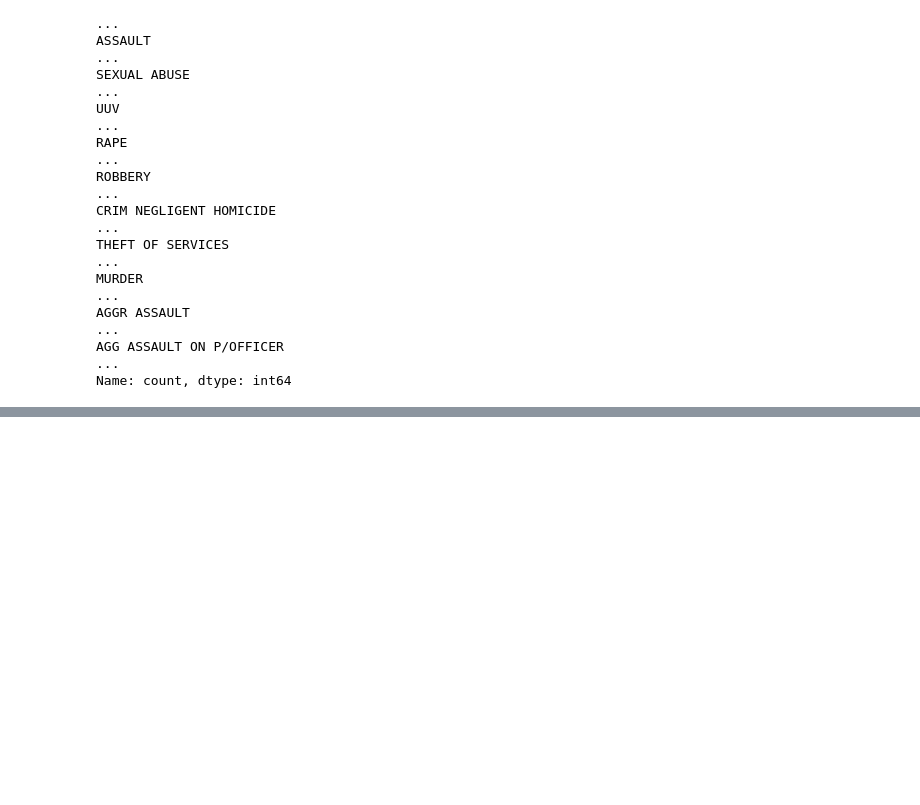
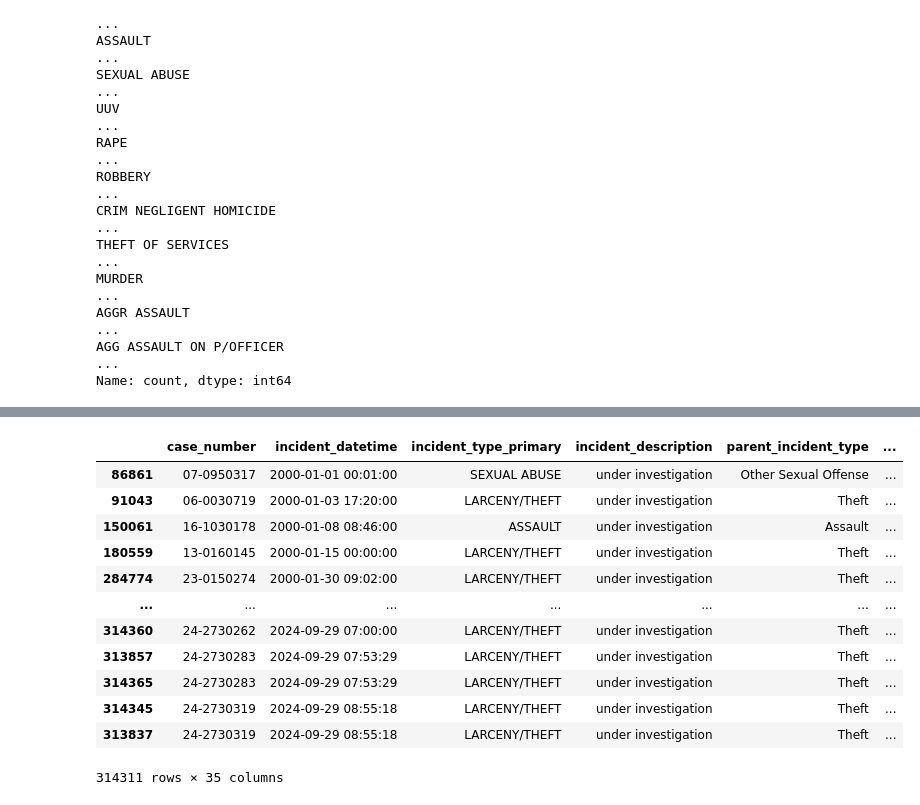
Before and after one commit to SMohith2105/crime-analysis-buffalo, a Jupyter notebook: DIC_project1.ipynb, the cells around one changed output, grey strips where cells are left out. Saved outputs shown, nothing was run; the diff lists cells and outputs as text; code cells hidden in the pictures; blank space fills up the shorter version.

```diff
--- a/DIC_project1.ipynb
+++ b/DIC_project1.ipynb
@@ -173 +169,3 @@ indident_description                0
 dtype: int64
+# %%
+df=df.sort_values(by='incident_datetime')
@@ -173,0 +174,2 @@ dtype: int64
+# %%
+df['hour_of_day']=pd.to_datetime(df['hour_of_day'],format='%H')
@@ -173,0 +196,18 @@ dtype: int64
+# %%
+df=df[df['incident_datetime']>='2000']
+# %%
+df
+# %% [output]
+|  | case_number | incident_datetime | incident_type_primary | incident_description | parent_incident_type | ... |
+| 86861 | 07-0950317 | 2000-01-01 00:01:00 | SEXUAL ABUSE | under investigation | Other Sexual Offense | ... |
+| 91043 | 06-0030719 | 2000-01-03 17:20:00 | LARCENY/THEFT | under investigation | Theft | ... |
+| 150061 | 16-1030178 | 2000-01-08 08:46:00 | ASSAULT | under investigation | Assault | ... |
+| 180559 | 13-0160145 | 2000-01-15 00:00:00 | LARCENY/THEFT | under investigation | Theft | ... |
+| 284774 | 23-0150274 | 2000-01-30 09:02:00 | LARCENY/THEFT | under investigation | Theft | ... |
+| ... | ... | ... | ... | ... | ... | ... |
+| 314360 | 24-2730262 | 2024-09-29 07:00:00 | LARCENY/THEFT | under investigation | Theft | ... |
+| 313857 | 24-2730283 | 2024-09-29 07:53:29 | LARCENY/THEFT | under investigation | Theft | ... |
+| 314365 | 24-2730283 | 2024-09-29 07:53:29 | LARCENY/THEFT | under investigation | Theft | ... |
+| 314345 | 24-2730319 | 2024-09-29 08:55:18 | LARCENY/THEFT | under investigation | Theft | ... |
+| 313837 | 24-2730319 | 2024-09-29 08:55:18 | LARCENY/THEFT | under investigation | Theft | ... |
+314311 rows × 35 columns
```
Also changed, not shown: parts of 11 cells of this notebook, 1 other file.
